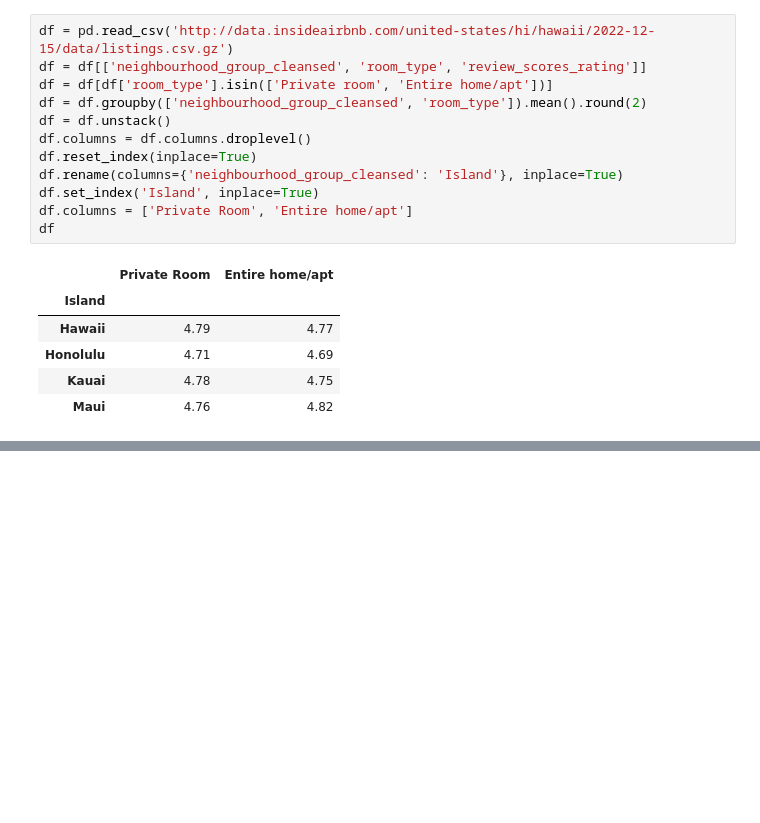
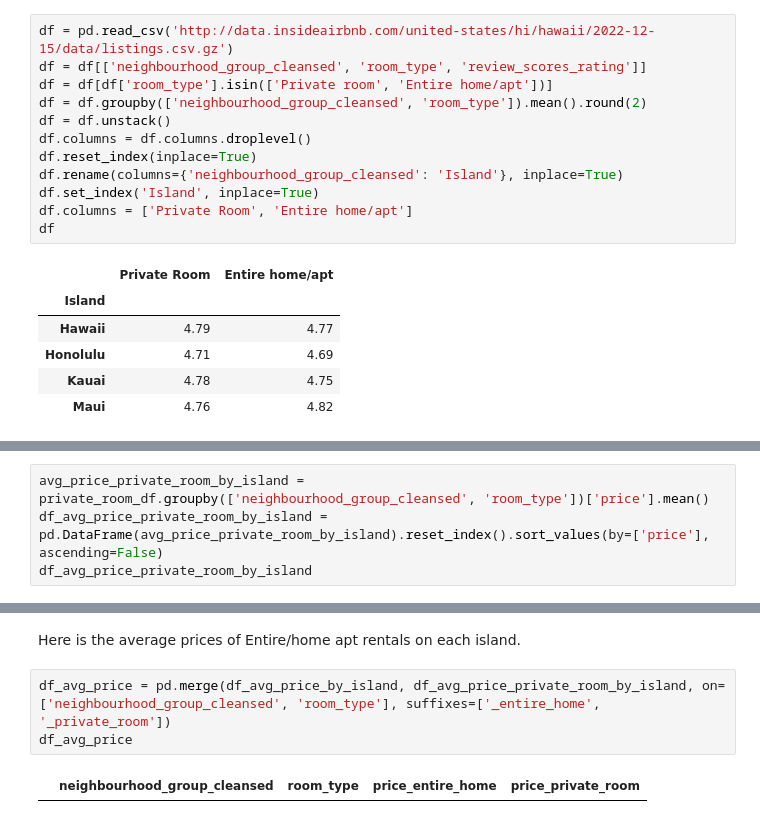
Before and after one commit to ubco-W2022T2-data301/project-group-group38, a Jupyter notebook: CB_EDA_Milestone3.ipynb, the cells around one changed output, grey strips where cells are left out. Drawn from its saved outputs; the diff is of its cells as text; blank space fills up the shorter version.

```diff
--- a/CB_EDA_Milestone3.ipynb
+++ b/CB_EDA_Milestone3.ipynb
@@ -289,0 +279,4 @@ barplot3.set(xlabel='Island', ylabel='Average Price', title='Average Price of En
+# %%
+avg_price_private_room_by_island = private_room_df.groupby(['neighbourhood_group_cleansed', 'room_type'])['price'].mean()
+df_avg_price_private_room_by_island = pd.DataFrame(avg_price_private_room_by_island).reset_index().sort_values(by=['price'], ascending=False)
+df_avg_price_private_room_by_island
@@ -289,0 +301,7 @@ barplot3.set(xlabel='Island', ylabel='Average Price', title='Average Price of En
+# %% [markdown]
+Here is the average prices of Entire/home apt rentals on each island.
+# %%
+df_avg_price = pd.merge(df_avg_price_by_island, df_avg_price_private_room_by_island, on=['neighbourhood_group_cleansed', 'room_type'], suffixes=['_entire_home', '_private_room'])
+df_avg_price
+# %% [output]
+|  | neighbourhood_group_cleansed | room_type | price_entire_home | price_private_room |
```
Also changed, not shown: parts of 12 cells of this notebook.
